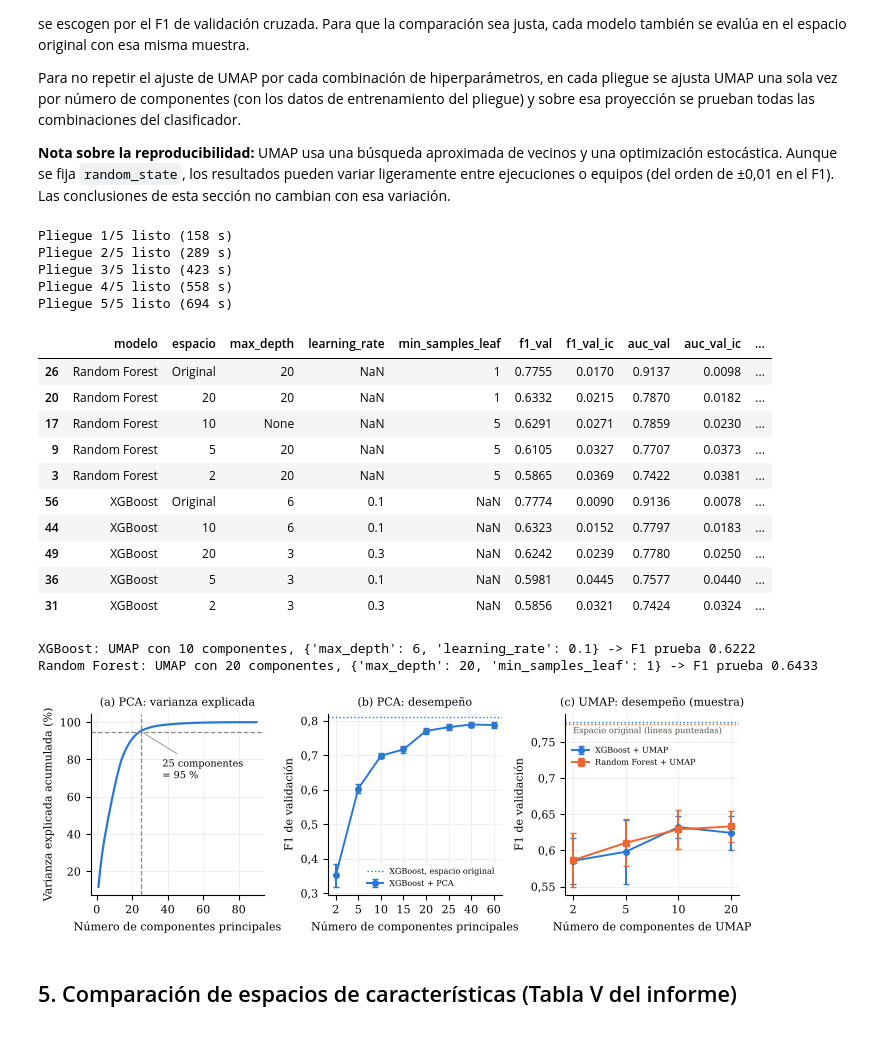
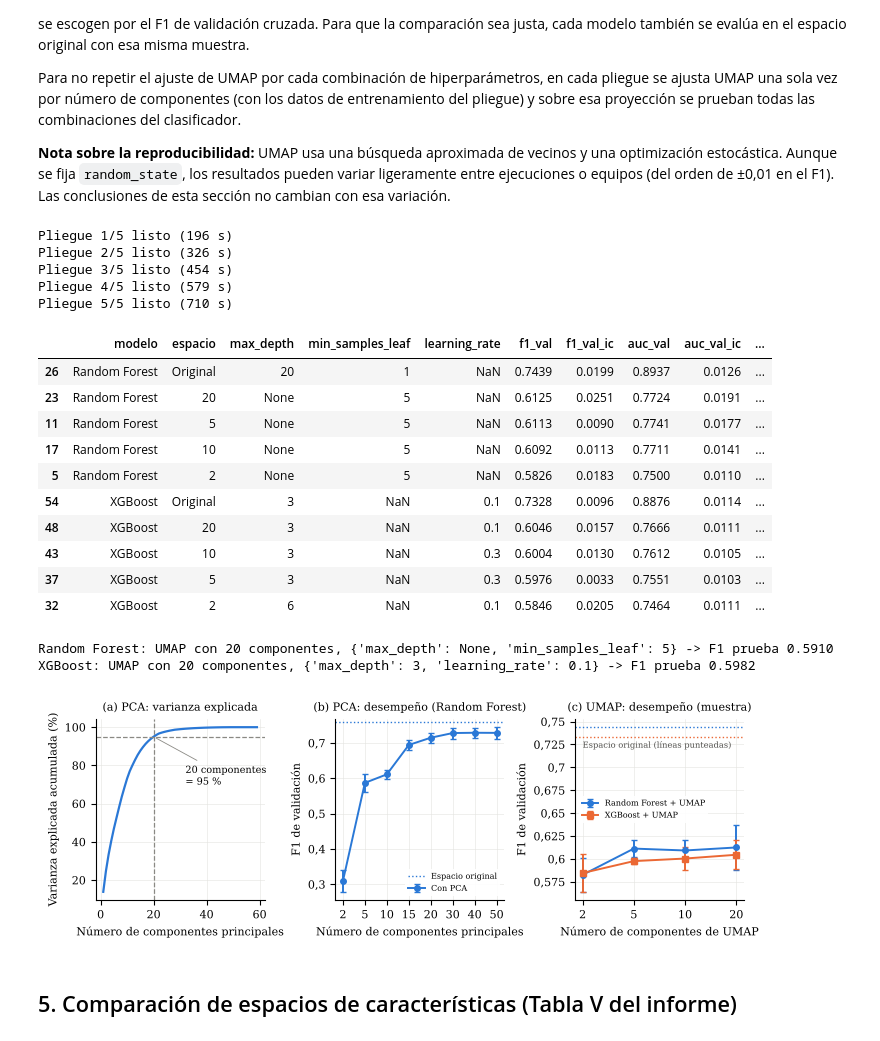
Before and after one commit to Moraa0711/ModelosII-Proyecto-HotelBooking, a Jupyter notebook: notebooks/03_reduccion_de_dimension.ipynb, the cells around one changed output. Cells and saved outputs as stored; diff of their text form; code cells hidden in the pictures.

```diff
--- a/notebooks/03_reduccion_de_dimension.ipynb
+++ b/notebooks/03_reduccion_de_dimension.ipynb
@@ -130,7 +130,7 @@ También se revisa la **redundancia**: pares de variables muy correlacionadas en
 # %%
 ent = datos.iloc[idx_ent]
 num_bin = pp.NUMERICAS + pp.TEMPORALES + pp.BINARIAS
-categ = pp.NOMINALES + pp.PAIS
+categ = pp.NOMINALES + ["region"]
 
 def cramer_v(a, b):
     tabla = pd.crosstab(a, b)
@@ -282,7 +282,7 @@ mejor = TOP2[0]
 est, _ = fabrica[mejor]
 Xm, ym, gm = datos_ajuste(mejor)
 curva_pca = []
-for n in [2, 5, 10, 15, 20, N_PCA, 40, 60]:
+for n in sorted({2, 5, 10, 15, 20, N_PCA, 30, 40, 50}):
     pipe = Pipeline([("prep", pp.construir_preprocesador()), ("pca", PCA(n_components=n, random_state=SEMILLA)),
                      ("clf", clone(est))]).set_params(**parametros_iv(mejor))
     cv = cross_validate(pipe, Xm, ym, groups=gm, cv=ev.validacion_cruzada(), scoring={"f1": "f1"},
@@ -290,6 +290,7 @@ for n in [2, 5, 10, 15, 20, N_PCA, 40, 60]:
     m, ic = ev.intervalo_confianza(cv["test_f1"])
     curva_pca.append({"componentes": n, "f1_val": m, "f1_val_ic": ic})
 curva_pca = pd.DataFrame(curva_pca).drop_duplicates("componentes").sort_values("componentes")
+curva_pca.to_csv(RUTA_RESULTADOS / "pca_curva_componentes.csv", index=False)
 curva_pca.round(4)
 # %% [output]
 |  | componentes | f1_val | f1_val_ic |
@@ -343,11 +344,11 @@ for f, (tr, va) in enumerate(pliegues):
 umap_cv = pd.DataFrame(registros)
 umap_cv.to_csv(RUTA_RESULTADOS / "umap_validacion_pliegues.csv", index=False)
 # %% [output]
-Pliegue 1/5 listo (158 s)
-Pliegue 2/5 listo (289 s)
-Pliegue 3/5 listo (423 s)
-Pliegue 4/5 listo (558 s)
-Pliegue 5/5 listo (694 s)
+Pliegue 1/5 listo (196 s)
+Pliegue 2/5 listo (326 s)
+Pliegue 3/5 listo (454 s)
+Pliegue 4/5 listo (579 s)
+Pliegue 5/5 listo (710 s)
 # %%
 # Media e IC95 % por modelo, espacio y combinación de hiperparámetros
 def resumir(df):
@@ -366,17 +367,17 @@ mejor_por_espacio = (umap_res.sort_values("f1_val", ascending=False)
                      .sort_values(["modelo", "f1_val"], ascending=[True, False]))
 mejor_por_espacio.dropna(axis=1, how="all").round(4)
 # %% [output]
-|  | modelo | espacio | max_depth | learning_rate | min_samples_leaf | f1_val | f1_val_ic | auc_val | auc_val_ic | ... |
-| 26 | Random Forest | Original | 20 | NaN | 1 | 0.7755 | 0.0170 | 0.9137 | 0.0098 | ... |
-| 20 | Random Forest | 20 | 20 | NaN | 1 | 0.6332 | 0.0215 | 0.7870 | 0.0182 | ... |
-| 17 | Random Forest | 10 | None | NaN | 5 | 0.6291 | 0.0271 | 0.7859 | 0.0230 | ... |
-| 9 | Random Forest | 5 | 20 | NaN | 5 | 0.6105 | 0.0327 | 0.7707 | 0.0373 | ... |
-| 3 | Random Forest | 2 | 20 | NaN | 5 | 0.5865 | 0.0369 | 0.7422 | 0.0381 | ... |
-| 56 | XGBoost | Original | 6 | 0.1 | NaN | 0.7774 | 0.0090 | 0.9136 | 0.0078 | ... |
-| 44 | XGBoost | 10 | 6 | 0.1 | NaN | 0.6323 | 0.0152 | 0.7797 | 0.0183 | ... |
-| 49 | XGBoost | 20 | 3 | 0.3 | NaN | 0.6242 | 0.0239 | 0.7780 | 0.0250 | ... |
-| 36 | XGBoost | 5 | 3 | 0.1 | NaN | 0.5981 | 0.0445 | 0.7577 | 0.0440 | ... |
-| 31 | XGBoost | 2 | 3 | 0.3 | NaN | 0.5856 | 0.0321 | 0.7424 | 0.0324 | ... |
+|  | modelo | espacio | max_depth | min_samples_leaf | learning_rate | f1_val | f1_val_ic | auc_val | auc_val_ic | ... |
+| 26 | Random Forest | Original | 20 | 1 | NaN | 0.7439 | 0.0199 | 0.8937 | 0.0126 | ... |
+| 23 | Random Forest | 20 | None | 5 | NaN | 0.6125 | 0.0251 | 0.7724 | 0.0191 | ... |
+| 11 | Random Forest | 5 | None | 5 | NaN | 0.6113 | 0.0090 | 0.7741 | 0.0177 | ... |
+| 17 | Random Forest | 10 | None | 5 | NaN | 0.6092 | 0.0113 | 0.7711 | 0.0141 | ... |
+| 5 | Random Forest | 2 | None | 5 | NaN | 0.5826 | 0.0183 | 0.7500 | 0.0110 | ... |
+| 54 | XGBoost | Original | 3 | NaN | 0.1 | 0.7328 | 0.0096 | 0.8876 | 0.0114 | ... |
+| 48 | XGBoost | 20 | 3 | NaN | 0.1 | 0.6046 | 0.0157 | 0.7666 | 0.0111 | ... |
+| 43 | XGBoost | 10 | 3 | NaN | 0.3 | 0.6004 | 0.0130 | 0.7612 | 0.0105 | ... |
+| 37 | XGBoost | 5 | 3 | NaN | 0.3 | 0.5976 | 0.0033 | 0.7551 | 0.0103 | ... |
+| 32 | XGBoost | 2 | 6 | NaN | 0.1 | 0.5846 | 0.0205 | 0.7464 | 0.0111 | ... |
 # %%
 # Número de componentes escogido y evaluación en prueba (UMAP ajustado con toda la muestra)
 res_umap = {}
@@ -404,8 +405,8 @@ for nombre in TOP2:
                                            "roc_auc": roc_auc_score(y_pru, ev.puntajes(clf_b, Z_pru))}}
     print(f"{nombre}: UMAP con {n} componentes, {params} -> F1 prueba {res_umap[nombre]['prueba']['f1']:.4f}")
 # %% [output]
-XGBoost: UMAP con 10 componentes, {'max_depth': 6, 'learning_rate': 0.1} -> F1 prueba 0.6222
-Random Forest: UMAP con 20 componentes, {'max_depth': 20, 'min_samples_leaf': 1} -> F1 prueba 0.6433
+Random Forest: UMAP con 20 componentes, {'max_depth': None, 'min_samples_leaf': 5} -> F1 prueba 0.5910
+XGBoost: UMAP con 20 componentes, {'max_depth': 3, 'learning_rate': 0.1} -> F1 prueba 0.5982
 # %%
 # Fig. 5 del informe: (a) varianza acumulada de PCA; (b) F1 según el número de componentes de PCA;
 # (c) F1 según el número de componentes de UMAP
@@ -421,38 +422,38 @@ a.set_title("(a) PCA: varianza explicada", fontsize=8); a.grid(lw=0.4, color="#e
 mejor = TOP2[0]
 r4 = resumen_iv[resumen_iv["Modelo"] == mejor].iloc[0]
 xs = np.arange(len(curva_pca))
 b.errorbar(xs, curva_pca["f1_val"], yerr=curva_pca["f1_val_ic"], color="#2a78d6", marker="o", ms=4, lw=1.4,
-           capsize=2, label=f"{mejor} + PCA")
-b.axhline(r4["f1_val"], color="#2a78d6", ls=":", lw=1, label=f"{mejor}, espacio original")
+           capsize=2, label="Con PCA")
+b.axhline(r4["f1_val"], color="#2a78d6", ls=":", lw=1, label="Espacio original")
 b.set_xticks(xs, [str(n) for n in curva_pca["componentes"]])
 b.set_xlabel("Número de componentes principales"); b.set_ylabel("F1 de validación")
-b.set_title("(b) PCA: desempeño", fontsize=8)
+b.set_title(f"(b) PCA: desempeño ({mejor})", fontsize=8)
 b.yaxis.set_major_formatter(coma)
 b.legend(fontsize=5.8, frameon=True, framealpha=0.9, edgecolor="none", loc="lower right"); b.grid(lw=0.4, color="#e4e3df")
 
 COLORES = ["#2a78d6", "#eb6834"]
 xs = np.arange(len(COMPONENTES_UMAP))
 bases = []
 for k, nombre in enumerate(TOP2):
     sel = mejor_por_espacio[(mejor_por_espacio["modelo"] == nombre) & (mejor_por_espacio["espacio"] != "Original")].copy()
     sel["n"] = sel["espacio"].astype(int); sel = sel.sort_values("n")
     c.errorbar(xs, sel["f1_val"], yerr=sel["f1_val_ic"], color=COLORES[k], marker="os"[k], ms=4, lw=1.4,
                capsize=2, label=f"{nombre} + UMAP")
     base = mejor_por_espacio[(mejor_por_espacio["modelo"] == nombre) & (mejor_por_espacio["espacio"] == "Original")].iloc[0]
     c.axhline(base["f1_val"], color=COLORES[k], ls=":", lw=1, label="_nolegend_")
     bases.append(base["f1_val"])
 c.set_xticks(xs, [str(n) for n in COMPONENTES_UMAP])
 c.set_xlabel("Número de componentes de UMAP"); c.set_ylabel("F1 de validación")
 c.set_title("(c) UMAP: desempeño (muestra)", fontsize=8)
 c.yaxis.set_major_formatter(coma)
 c.text(xs[0], min(bases) - 0.004, "Espacio original (líneas punteadas)", fontsize=6, color="#52514e", va="top")
-c.legend(fontsize=5.8, frameon=True, framealpha=0.9, edgecolor="none", loc="upper left", bbox_to_anchor=(0.0, 0.86))
+c.legend(fontsize=5.8, frameon=True, framealpha=0.9, edgecolor="none", loc="center left")
 c.grid(lw=0.4, color="#e4e3df")
 fig.tight_layout()
 fig.savefig(RUTA_FIGURAS / "fig5_pca_umap.png", dpi=300, bbox_inches="tight", pad_inches=0.05)
 plt.show()
 # %% [output]
-[figure, old version]
+[figure, new version]
 # %% [markdown]
 ## 5. Comparación de espacios de características (Tabla V del informe)
 # %%
```
Also changed, not shown: parts of 13 cells of this notebook, 26 other files.
